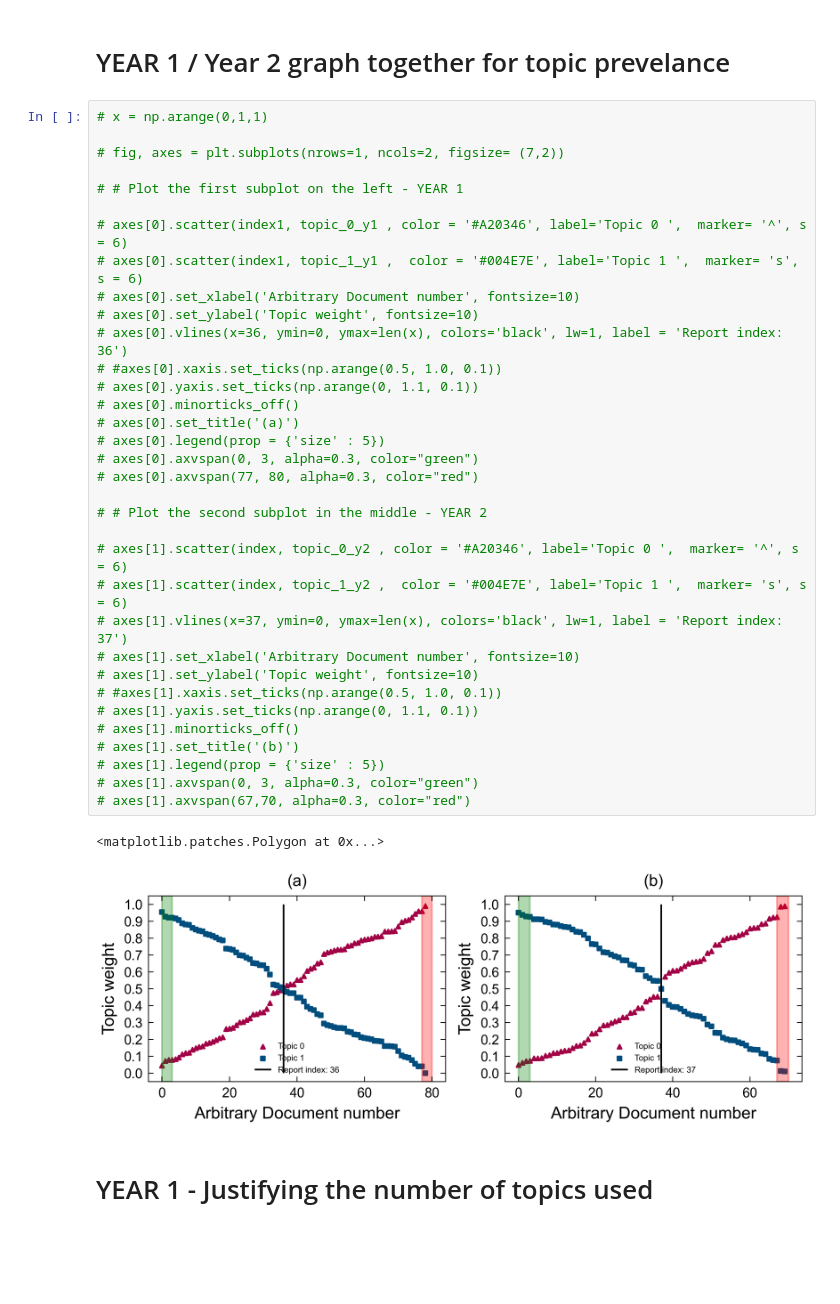
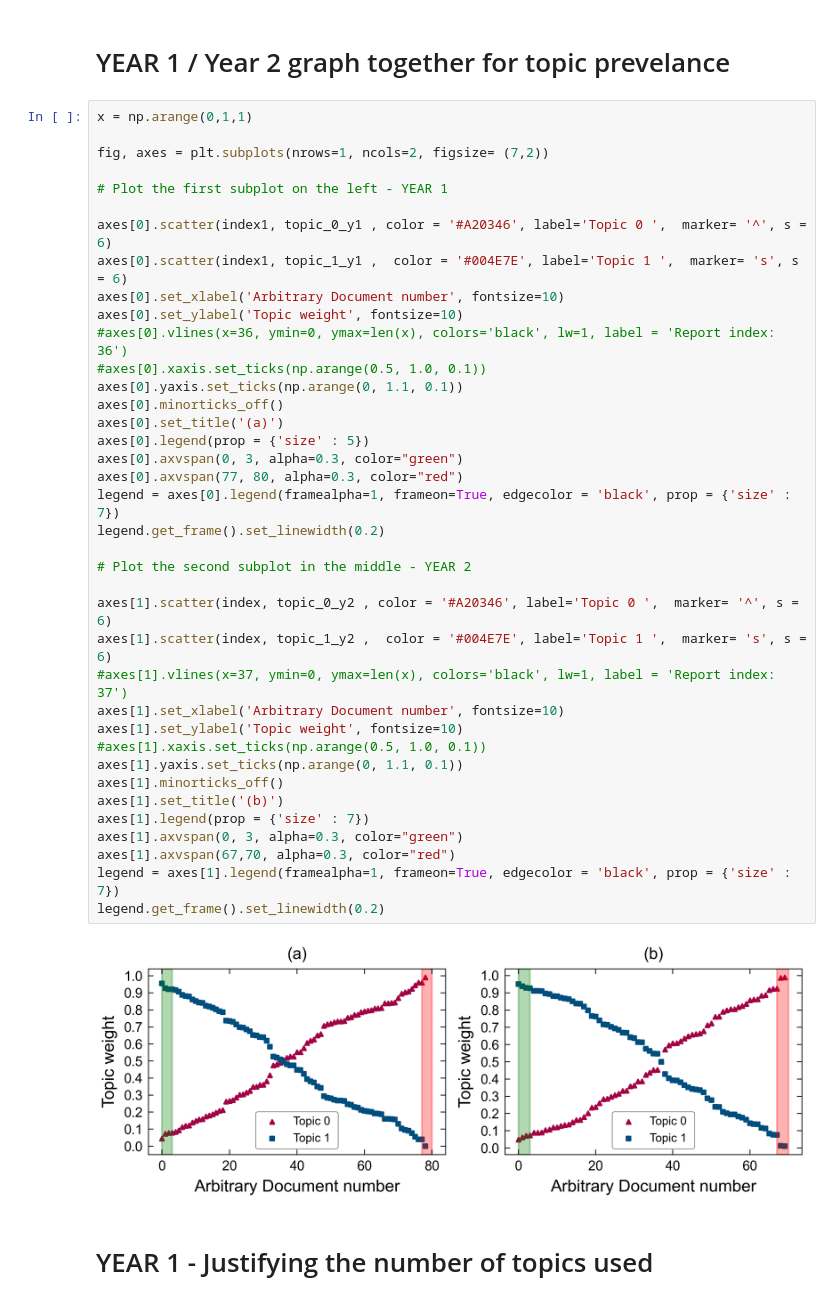
Before and after one commit to jiayang-zhang/nlp-physicseducation, a Jupyter notebook: Final-graphs_LDA.ipynb, the cells around one changed output. Cells and saved outputs as stored; diff of their text form; blank space fills up the shorter version.

```diff
--- a/Final-graphs_LDA.ipynb
+++ b/Final-graphs_LDA.ipynb
@@ -274,42 +275,45 @@ plt.show()
 # %% [markdown]
 # YEAR 1 / Year 2 graph together for topic prevelance
 # %%
-# x = np.arange(0,1,1)
+x = np.arange(0,1,1)
 
-# fig, axes = plt.subplots(nrows=1, ncols=2, figsize= (7,2))
+fig, axes = plt.subplots(nrows=1, ncols=2, figsize= (7,2))
 
-# # Plot the first subplot on the left - YEAR 1
+# Plot the first subplot on the left - YEAR 1
 
-# axes[0].scatter(index1, topic_0_y1 , color = '#A20346', label='Topic 0 ',  marker= '^', s = 6)
-# axes[0].scatter(index1, topic_1_y1 ,  color = '#004E7E', label='Topic 1 ',  marker= 's', s = 6)
-# axes[0].set_xlabel('Arbitrary Document number', fontsize=10)
-# axes[0].set_ylabel('Topic weight', fontsize=10)
-# axes[0].vlines(x=36, ymin=0, ymax=len(x), colors='black', lw=1, label = 'Report index: 36')
-# #axes[0].xaxis.set_ticks(np.arange(0.5, 1.0, 0.1))
-# axes[0].yaxis.set_ticks(np.arange(0, 1.1, 0.1))
-# axes[0].minorticks_off()
-# axes[0].set_title('(a)')
-# axes[0].legend(prop = {'size' : 5})
-# axes[0].axvspan(0, 3, alpha=0.3, color="green")
-# axes[0].axvspan(77, 80, alpha=0.3, color="red")
+axes[0].scatter(index1, topic_0_y1 , color = '#A20346', label='Topic 0 ',  marker= '^', s = 6)
+axes[0].scatter(index1, topic_1_y1 ,  color = '#004E7E', label='Topic 1 ',  marker= 's', s = 6)
+axes[0].set_xlabel('Arbitrary Document number', fontsize=10)
+axes[0].set_ylabel('Topic weight', fontsize=10)
+#axes[0].vlines(x=36, ymin=0, ymax=len(x), colors='black', lw=1, label = 'Report index: 36')
+#axes[0].xaxis.set_ticks(np.arange(0.5, 1.0, 0.1))
+axes[0].yaxis.set_ticks(np.arange(0, 1.1, 0.1))
+axes[0].minorticks_off()
+axes[0].set_title('(a)')
+axes[0].legend(prop = {'size' : 5})
+axes[0].axvspan(0, 3, alpha=0.3, color="green")
+axes[0].axvspan(77, 80, alpha=0.3, color="red")
+legend = axes[0].legend(framealpha=1, frameon=True, edgecolor = 'black', prop = {'size' : 7})
+legend.get_frame().set_linewidth(0.2)
 
-# # Plot the second subplot in the middle - YEAR 2
+# Plot the second subplot in the middle - YEAR 2
 
-# axes[1].scatter(index, topic_0_y2 , color = '#A20346', label='Topic 0 ',  marker= '^', s = 6)
-# axes[1].scatter(index, topic_1_y2 ,  color = '#004E7E', label='Topic 1 ',  marker= 's', s = 6)
-# axes[1].vlines(x=37, ymin=0, ymax=len(x), colors='black', lw=1, label = 'Report index: 37')
-# axes[1].set_xlabel('Arbitrary Document number', fontsize=10)
-# axes[1].set_ylabel('Topic weight', fontsize=10)
-# #axes[1].xaxis.set_ticks(np.arange(0.5, 1.0, 0.1))
-# axes[1].yaxis.set_ticks(np.arange(0, 1.1, 0.1))
-# axes[1].minorticks_off()
-# axes[1].set_title('(b)')
-# axes[1].legend(prop = {'size' : 5})
-# axes[1].axvspan(0, 3, alpha=0.3, color="green")
-# axes[1].axvspan(67,70, alpha=0.3, color="red")
+axes[1].scatter(index, topic_0_y2 , color = '#A20346', label='Topic 0 ',  marker= '^', s = 6)
+axes[1].scatter(index, topic_1_y2 ,  color = '#004E7E', label='Topic 1 ',  marker= 's', s = 6)
+#axes[1].vlines(x=37, ymin=0, ymax=len(x), colors='black', lw=1, label = 'Report index: 37')
+axes[1].set_xlabel('Arbitrary Document number', fontsize=10)
+axes[1].set_ylabel('Topic weight', fontsize=10)
+#axes[1].xaxis.set_ticks(np.arange(0.5, 1.0, 0.1))
+axes[1].yaxis.set_ticks(np.arange(0, 1.1, 0.1))
+axes[1].minorticks_off()
+axes[1].set_title('(b)')
+axes[1].legend(prop = {'size' : 7})
+axes[1].axvspan(0, 3, alpha=0.3, color="green")
+axes[1].axvspan(67,70, alpha=0.3, color="red")
+legend = axes[1].legend(framealpha=1, frameon=True, edgecolor = 'black', prop = {'size' : 7})
+legend.get_frame().set_linewidth(0.2)
 # %% [output]
-<matplotlib.patches.Polygon at 0x...>
-[figure, old version]
+[figure, new version]
 # %% [markdown]
 # YEAR 1 - Justifying the number of topics used
 # %%
```
Also changed, not shown: parts of 1 cell of this notebook, 4 other files.
